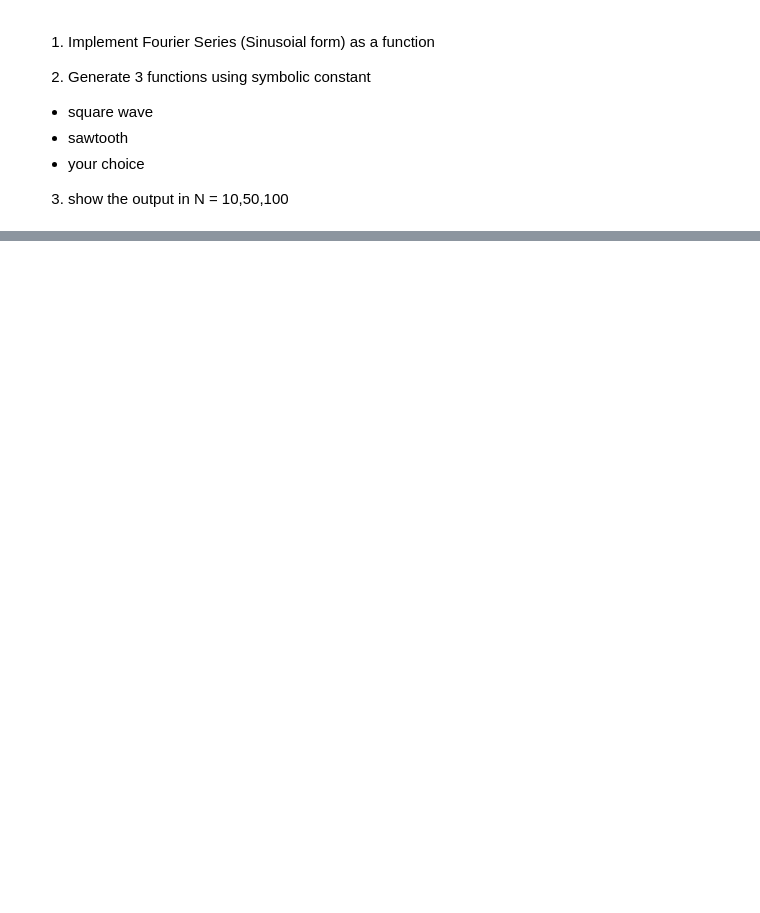
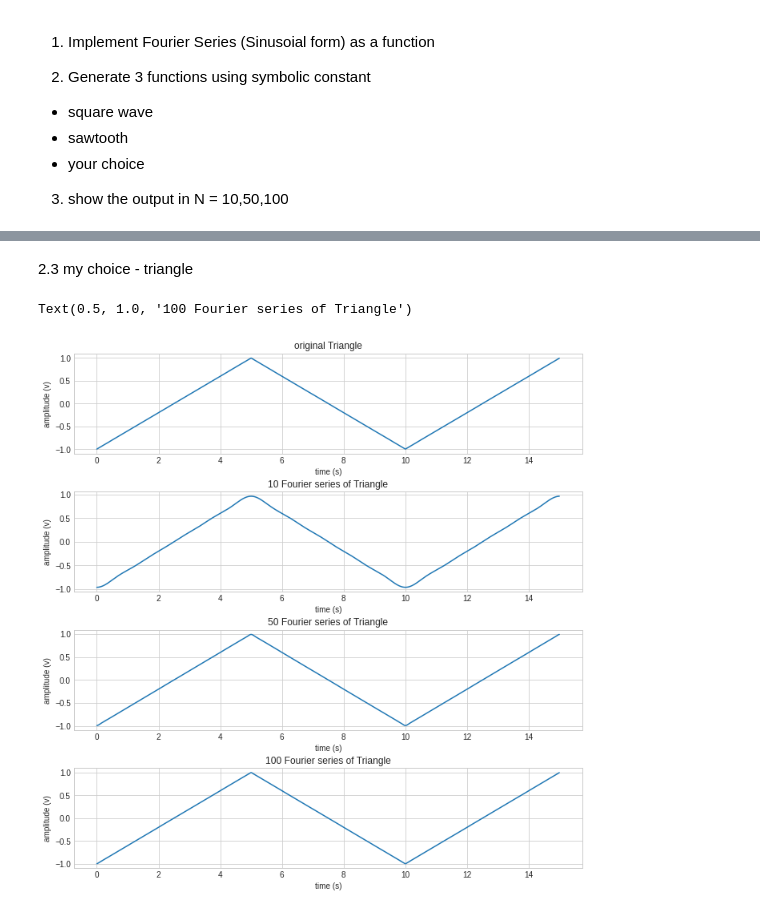
Before and after one commit to akraradets/2020AugSignalProcessing, a Jupyter notebook: lab/lab-2/lab2.ipynb, the cells around one changed output, grey strips where cells are left out. Drawn from its saved outputs; the diff is of its cells as text; code cells hidden in the pictures; blank space fills up the shorter version.

```diff
--- a/lab/lab-2/lab2.ipynb
+++ b/lab/lab-2/lab2.ipynb
@@ -83,0 +157,39 @@ AttributeError: 'numpy.ndarray' object has no attribute 'square'
+# %% [markdown]
+2.3 my choice - triangle
+# %%
+def Vn(t,f):
+    # Triangle in python use sawtooth with peak at 0.5 -- the default peak at 1
+    return signal.sawtooth(2 * np.pi * f * t,0.5)
+
+t = np.arange(0,15,0.01)
+f = 0.1
+s = Vn(t,f)
+fig, ax = createSubplot(4)
+ax[0].plot(t,s)
+ax[0].set_xlabel('time (s)')
+ax[0].set_ylabel('amplitude (v)')
+ax[0].set_title('original Triangle')
+
+N = 10
+s = genFourierSeries(wave = Vn, freq=f, time = t, N = N)
+ax[1].plot(t,s)
+ax[1].set_xlabel('time (s)')
+ax[1].set_ylabel('amplitude (v)')
+ax[1].set_title(f"{N} Fourier series of Triangle")
+
+N = 50
+s = genFourierSeries(wave = Vn, freq=f, time = t, N = N)
+ax[2].plot(t,s)
+ax[2].set_xlabel('time (s)')
+ax[2].set_ylabel('amplitude (v)')
+ax[2].set_title(f"{N} Fourier series of Triangle")
+
+N = 100
+s = genFourierSeries(wave = Vn, freq=f, time = t, N = N)
+ax[3].plot(t,s)
+ax[3].set_xlabel('time (s)')
+ax[3].set_ylabel('amplitude (v)')
+ax[3].set_title(f"{N} Fourier series of Triangle")
+# %% [output]
+Text(0.5, 1.0, '100 Fourier series of Triangle')
+[figure, added]
```
Also changed, not shown: parts of 12 cells of this notebook.
